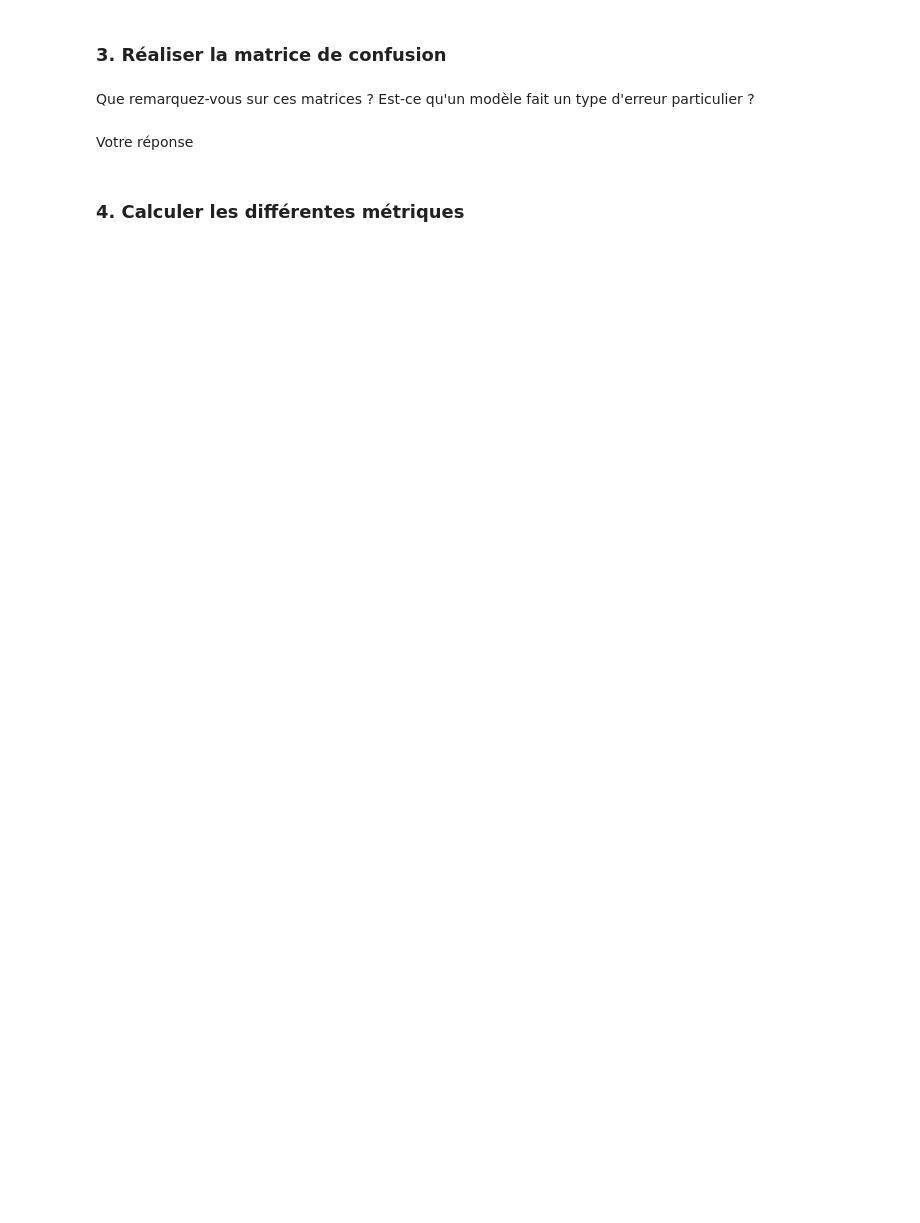
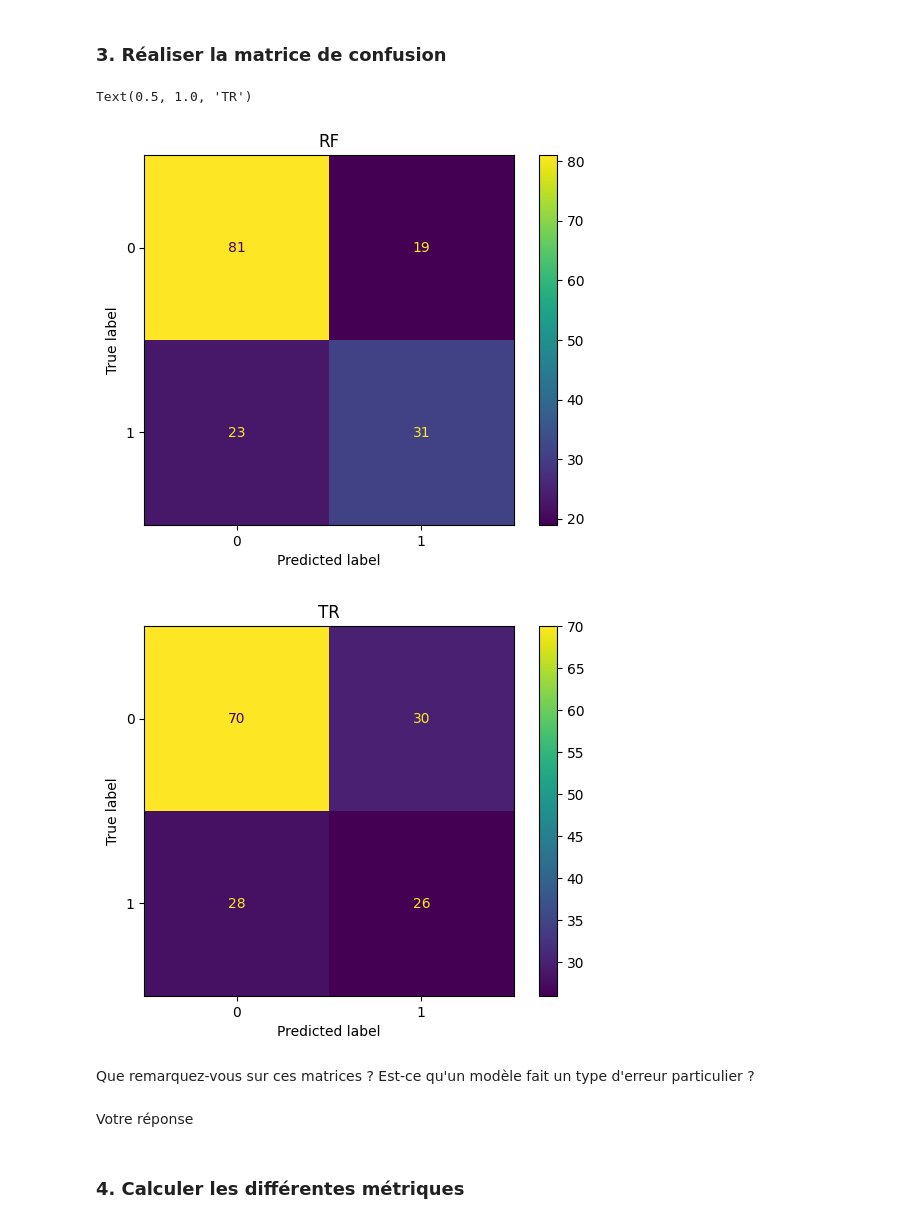
Before and after one commit to ElieLECAS/ML_avance, a Jupyter notebook: roc_auc/exercice.ipynb, the cells around one changed output. Drawn from its saved outputs; the diff is of its cells as text; code cells hidden in the pictures; blank space fills up the shorter version.

```diff
--- a/roc_auc/exercice.ipynb
+++ b/roc_auc/exercice.ipynb
@@ -69,0 +69,7 @@ from sklearn.model_selection import cross_val_predict
+# %%
+from sklearn.model_selection import cross_val_predict
+
+rf_predict = cross_val_predict(rf_clf, X_test, y_test)
+print(rf_predict)
+tr_predict = cross_val_predict(tr_clf, X_test, y_test)
+print(tr_predict)
@@ -72,10 +89,20 @@ from sklearn.model_selection import cross_val_predict
 # %%
 # Utiliser les prédictions réalisées juste avant
 # Pour une meilleur visualisation, représenter la matrice avec un dataframe ou la fonction display pour la matrice
 # Pour le dataframe ajouter le nom aux index et colonnes peut aider à une meilleur compréhension
 # Pour la fonction display ajouter les labels
 
 from sklearn.metrics import ConfusionMatrixDisplay, confusion_matrix
+
+ConfusionMatrixDisplay(confusion_matrix=confusion_matrix(y_test, rf_predict)).plot()
+plt.title('RF')
+
+ConfusionMatrixDisplay(confusion_matrix=confusion_matrix(y_test, tr_predict)).plot()
+plt.title('TR')
+# %% [output]
+Text(0.5, 1.0, 'TR')
+[figure, added]
+[figure, added]
 # %% [markdown]
 Que remarquez-vous sur ces matrices ? Est-ce qu'un modèle fait un type d'erreur particulier ?
 # %% [markdown]
```
Also changed, not shown: parts of 12 cells of this notebook, 5 other files.
